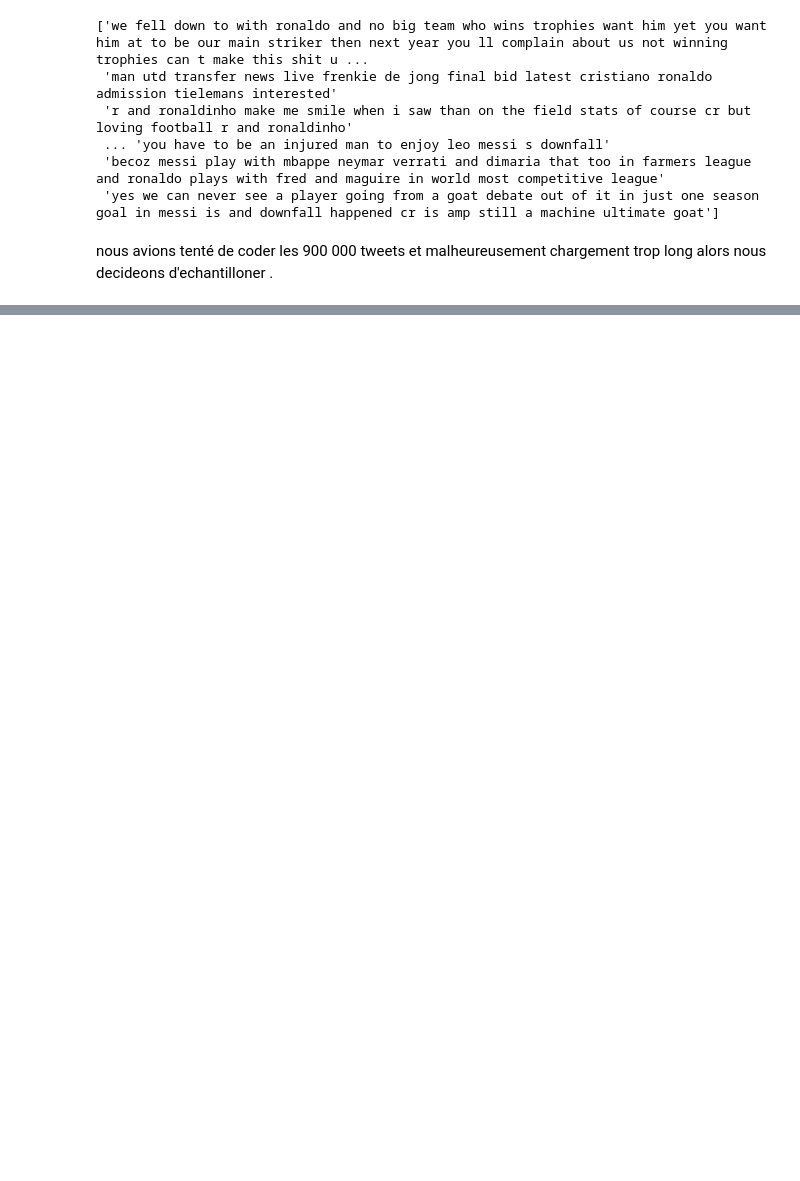
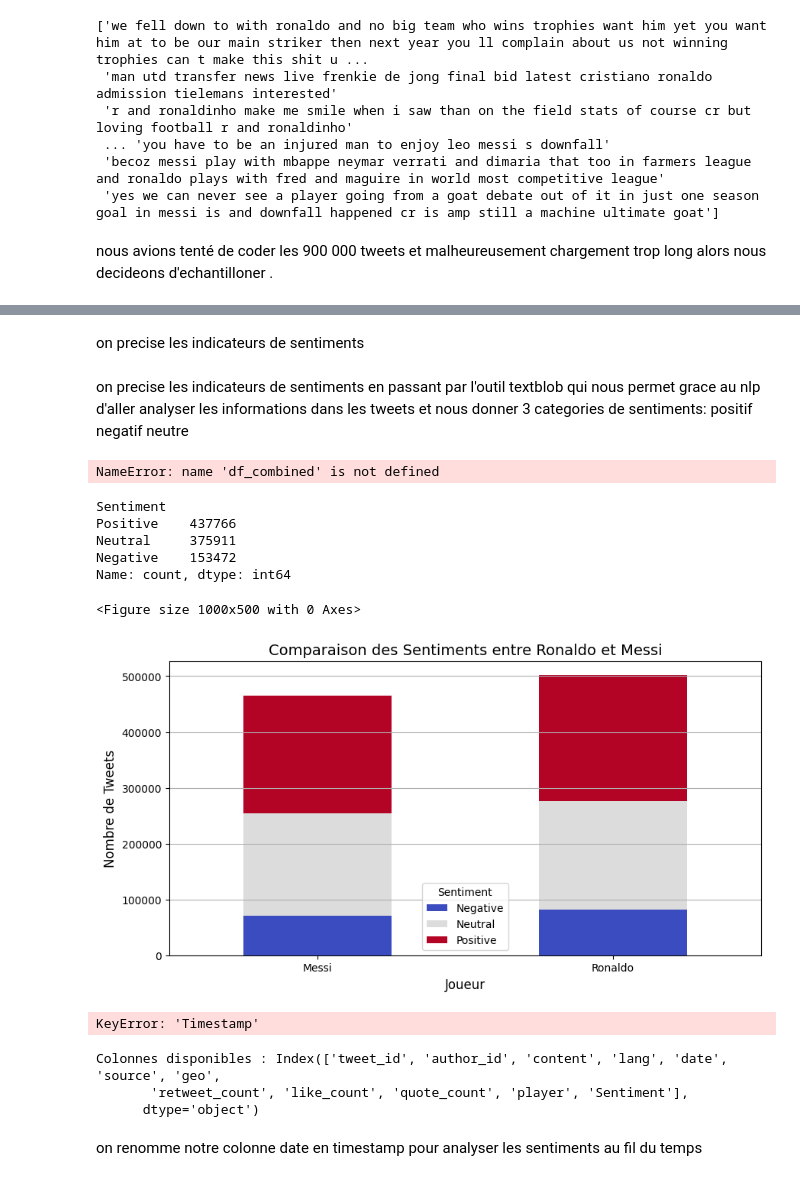
Before and after one commit to nico94000/Bootcamp_GenAi_Fev2025, a Jupyter notebook: Week_3/Day5/Hackaton.ipynb, the cells around one changed output, grey strips where cells are left out. Drawn from its saved outputs; the diff is of its cells as text; code cells hidden in the pictures; blank space fills up the shorter version.

```diff
--- a/Week_3/Day5/Hackaton.ipynb
+++ b/Week_3/Day5/Hackaton.ipynb
@@ -395,0 +522,75 @@ nous avions tenté de coder les 900 000 tweets et malheureusement chargement tro
+# %% [markdown]
+on precise les indicateurs de sentiments
+# %% [markdown]
+on precise les indicateurs de sentiments en passant par l'outil textblob qui nous permet grace au nlp d'aller analyser les informations dans les tweets et nous donner 3 categories de sentiments:
+positif
+negatif
+neutre
+# %%
+from textblob import TextBlob
+
+# Fonction pour analyser le sentiment d'un tweet
+def get_sentiment(text):
+    analysis = TextBlob(str(text))  # Convertir en string pour éviter les erreurs avec NaN
+    if analysis.sentiment.polarity > 0:
+        return "Positive"
+    elif analysis.sentiment.polarity < 0:
+        return "Negative"
+    else:
+        return "Neutral"
+
+# Appliquer l'analyse de sentiment sur les tweets
+df_combined["Sentiment"] = df_combined["content"].apply(get_sentiment)
+
+# Vérifier si la colonne est bien créée
+print("Colonnes après ajout du sentiment :", df_combined.columns)
+print(df_combined[["content", "Sentiment"]].head())  # Voir quelques résultats
+# %% [output]
+NameError: name 'df_combined' is not defined
+# %%
+print(df_combined["Sentiment"].value_counts())
+# %% [output]
+Sentiment
+Positive    437766
+Neutral     375911
+Negative    153472
+Name: count, dtype: int64
+# %%
+import seaborn as sns
+import matplotlib.pyplot as plt
+
+# Compter les sentiments pour chaque joueur
+sentiment_counts = df_combined.groupby(["player", "Sentiment"]).size().unstack()
+
+# Tracer le graphique
+plt.figure(figsize=(10, 5))
+sentiment_counts.plot(kind="bar", stacked=True, figsize=(10, 5), colormap="coolwarm")
+
+# Personnalisation
+plt.title("Comparaison des Sentiments entre Ronaldo et Messi", fontsize=14)
+plt.xlabel("Joueur", fontsize=12)
+plt.ylabel("Nombre de Tweets", fontsize=12)
+plt.xticks(rotation=0)
+plt.legend(title="Sentiment", fontsize=10)
+plt.grid(axis="y")
+
+plt.show()
+# %% [output]
+<Figure size 1000x500 with 0 Axes>
+[figure, added]
+# %%
+# Vérifier et convertir la colonne Timestamp si nécessaire
+df_combined["Timestamp"] = pd.to_datetime(df_combined["Timestamp"], errors="coerce")
+
+# Vérifier l'affichage des dates
+print(df_combined[["Timestamp", "Sentiment"]].head())
+# %% [output]
+KeyError: 'Timestamp'
+# %%
+print("Colonnes disponibles :", df_combined.columns)
+# %% [output]
+Colonnes disponibles : Index(['tweet_id', 'author_id', 'content', 'lang', 'date', 'source', 'geo',
+       'retweet_count', 'like_count', 'quote_count', 'player', 'Sentiment'],
+      dtype='object')
+# %% [markdown]
+on renomme notre colonne date en timestamp pour analyser les sentiments au fil du temps
```
Also changed, not shown: parts of 35 cells of this notebook, 3 other files.
